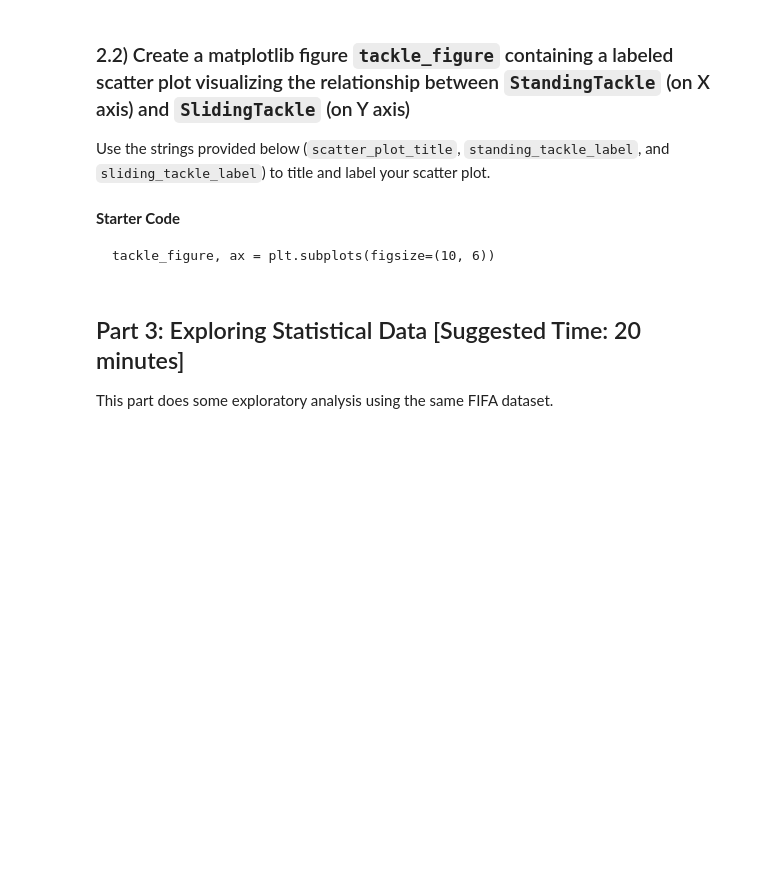
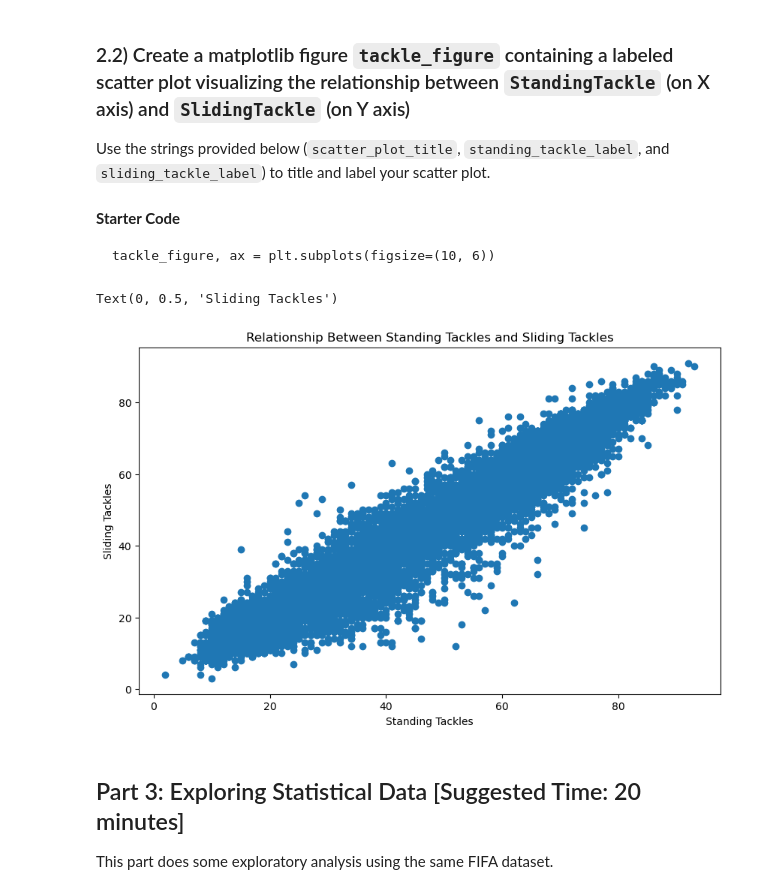
Before and after one commit to AlexIrungu/dsc_phase_1_project, a Jupyter notebook: dsc-code-challenge-1/Phase 1 Code Challenge Notebook.ipynb, the cells around one changed output. Drawn from its saved outputs; the diff is of its cells as text; code cells hidden in the pictures; blank space fills up the shorter version.

```diff
--- a/dsc-code-challenge-1/Phase 1 Code Challenge Notebook.ipynb
+++ b/dsc-code-challenge-1/Phase 1 Code Challenge Notebook.ipynb
@@ -210,10 +220,18 @@ Use the strings provided below (`scatter_plot_title`, `standing_tackle_label`, a
 # %%
 scatter_plot_title = 'Relationship Between Standing Tackles and Sliding Tackles'
 standing_tackle_label = 'Standing Tackles'
 sliding_tackle_label = 'Sliding Tackles'
 
 # YOUR CODE HERE
-raise NotImplementedError()
+# raise NotImplementedError()
+tackle_figure, ax = plt.subplots(figsize=(10, 6))
+ax.scatter(df['StandingTackle'], df['SlidingTackle'])
+ax.set_title(scatter_plot_title)
+ax.set_xlabel(standing_tackle_label)
+ax.set_ylabel(sliding_tackle_label)
+# %% [output]
+Text(0, 0.5, 'Sliding Tackles')
+[figure, added]
 # %%
 # This test confirms that you have created a figure named tackle_figure
 
```
Also changed, not shown: parts of 1 cell of this notebook.
